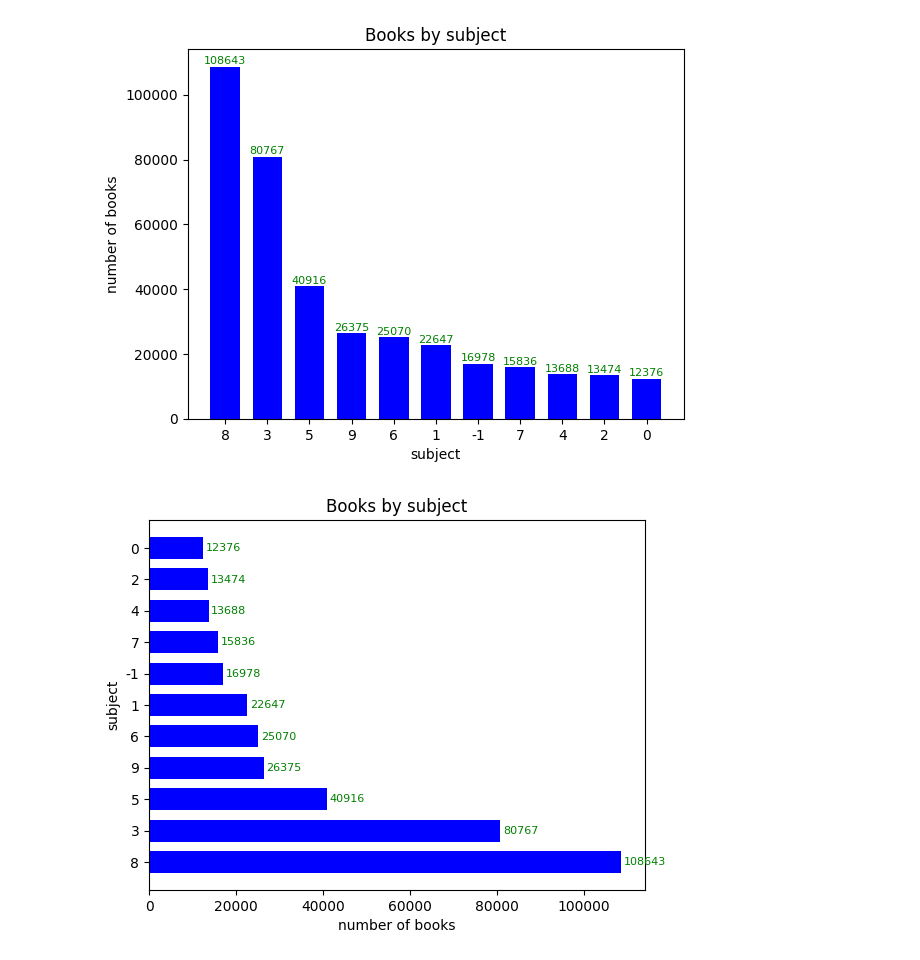
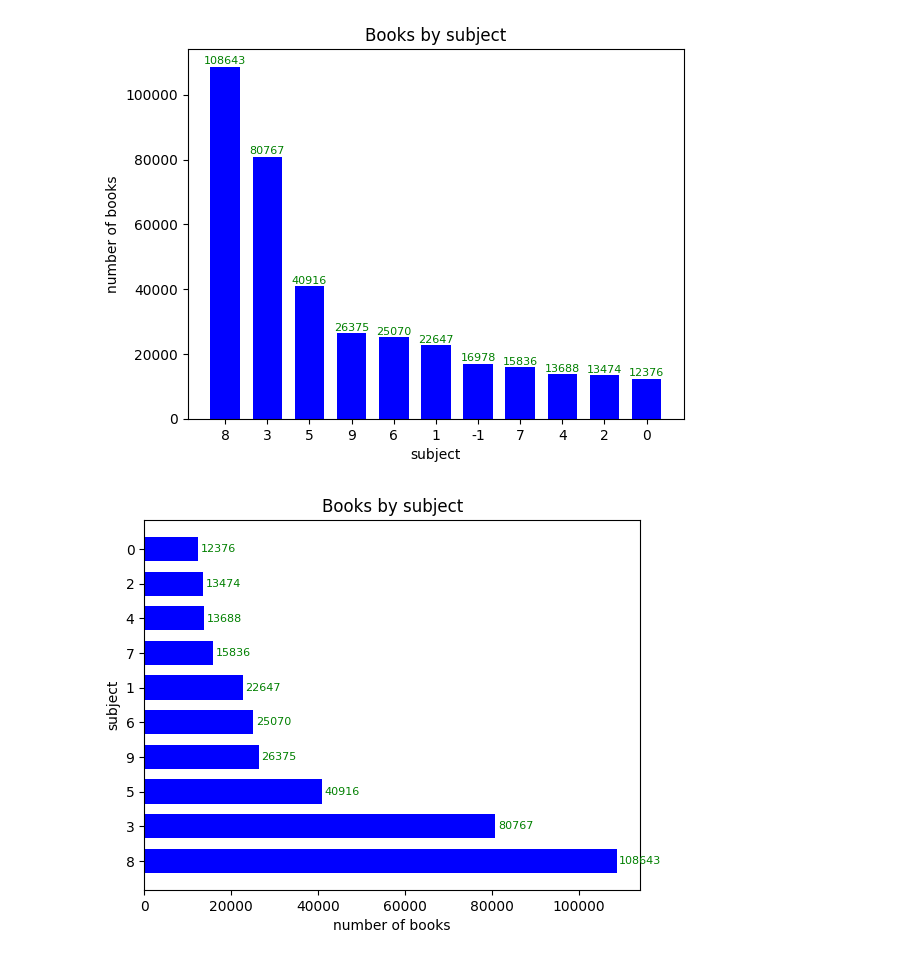
Before and after one commit to KIJOONG1127/data_anal, a Jupyter notebook: ch05_line.ipynb, the cells around one changed output. Cells and saved outputs as stored; diff of their text form; code cells hidden in the pictures.

```diff
--- a/ch05_line.ipynb
+++ b/ch05_line.ipynb
@@ -219,22 +231,47 @@ plt.show()
 # %% [output]
 [figure]
 # %%
+# plt.그래프타입함수(x축의 데이터, y축의 데이터) - 그래프 전체 설정을 속성 이용
+# bar() 세로 막대 그래프 그리기 / bath() - 세로 막대
 plt.bar(count_by_subject.index, count_by_subject.values, width=0.7, color="blue")
+
+# 제목 세팅
 plt.title("Books by subject")
 plt.xlabel("subject")
 plt.ylabel("number of books")
+# 그래프 안에 데이터 표시
+# item = (k, v)
 for idx, val in count_by_subject.items():
-  plt.annotate(val,(idx,val), xytext=(0, 2), textcoords="offset points", fontsize=8, ha="center", color="green")
+  # annoteate(값, (위치:x, y)) - 값을 표시할 때 사용
+  # xytext=(0, 2) - 데이터 표시 위치와 떨어진 정도 pt로 설정
+  plt.annotate(val,(idx,val), xytext=(0, 2), textcoords="offset points",
+              # horizontal alignment : 수평적인 정렬
+               fontsize=8, ha="center", color="green")
 plt.show()
 # %% [output]
 [figure]
 # %%
+# 막대 그래프 그리기
+
+# plt.그래프타입함수() - 그래프 전체 설정을 속성 이용
+# bar(x축의 데이터, y축의 데이터) 세로 막대 그래프 그리기 / bath(y축의 데이터, x축의 데이터) - 가로 막대
+# "-1" : 데이터로서의 의미가 없다. 제거 또는 "-1"이 아닌 데이터를 가지고 처리 (0~9)
+count_by_subject = count_by_subject[count_by_subject.index != "-1"]
 plt.barh(count_by_subject.index, count_by_subject.values, height=0.7, color="blue")
+
+# 제목 세팅
 plt.title("Books by subject")
 plt.xlabel("number of books")
 plt.ylabel("subject")
+# 그래프 안에 데이터 표시
+# item = (k, v)
 for idx, val in count_by_subject.items():
-  plt.annotate(val,(val, idx), xytext=(2, 0), textcoords="offset points", fontsize=8, va="center", color="green")
+  # annoteate(값, (위치:x, y)) - 값을 표시할 때 사용
+  # xytext=(0, 2) - 데이터 표시 위치와 떨어진 정도 pt로 설정
+  plt.annotate(val,(val, idx), xytext=(2, 0), textcoords="offset points",
+               # horizontal alignment : 수평적인 정렬 , va - vertical alignment
+               fontsize=8, va="center", color="green")
+
 plt.show()
 # %% [output]
-[figure, old version]
+[figure, new version]
```
Also changed, not shown: parts of 4 cells of this notebook.
